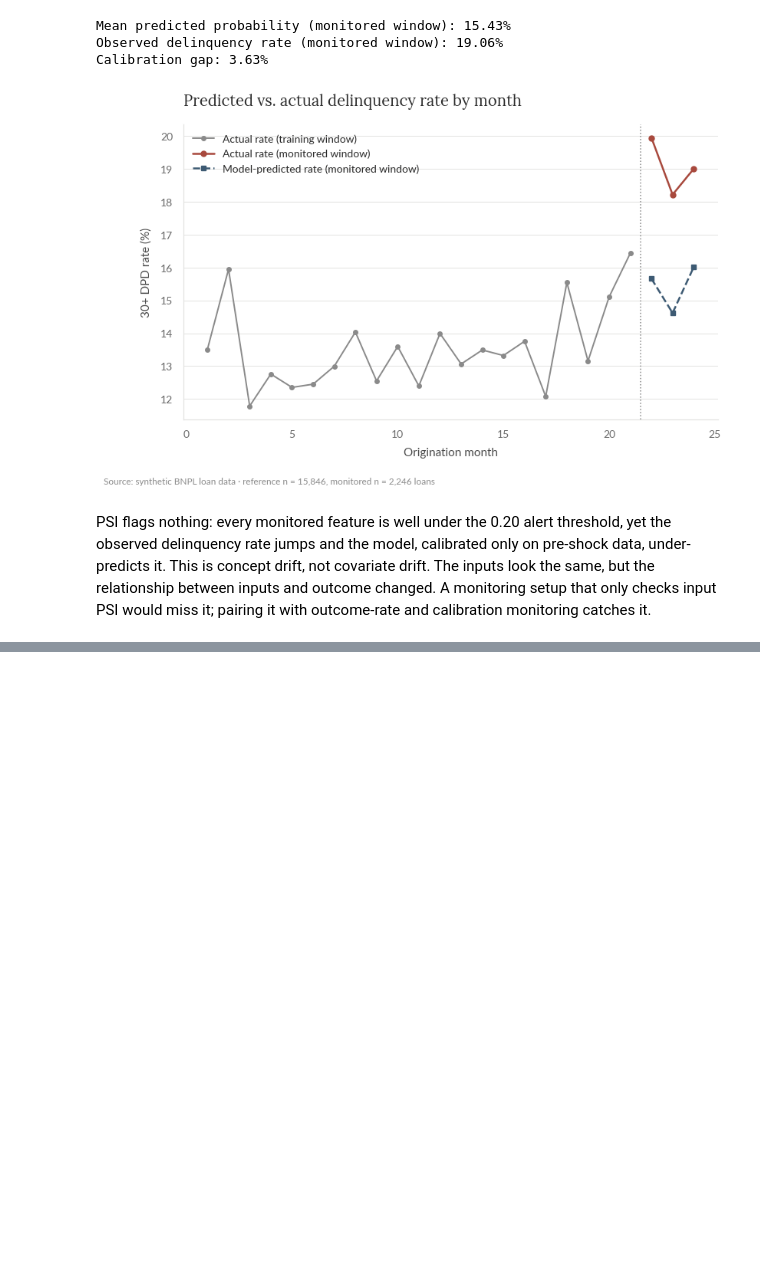
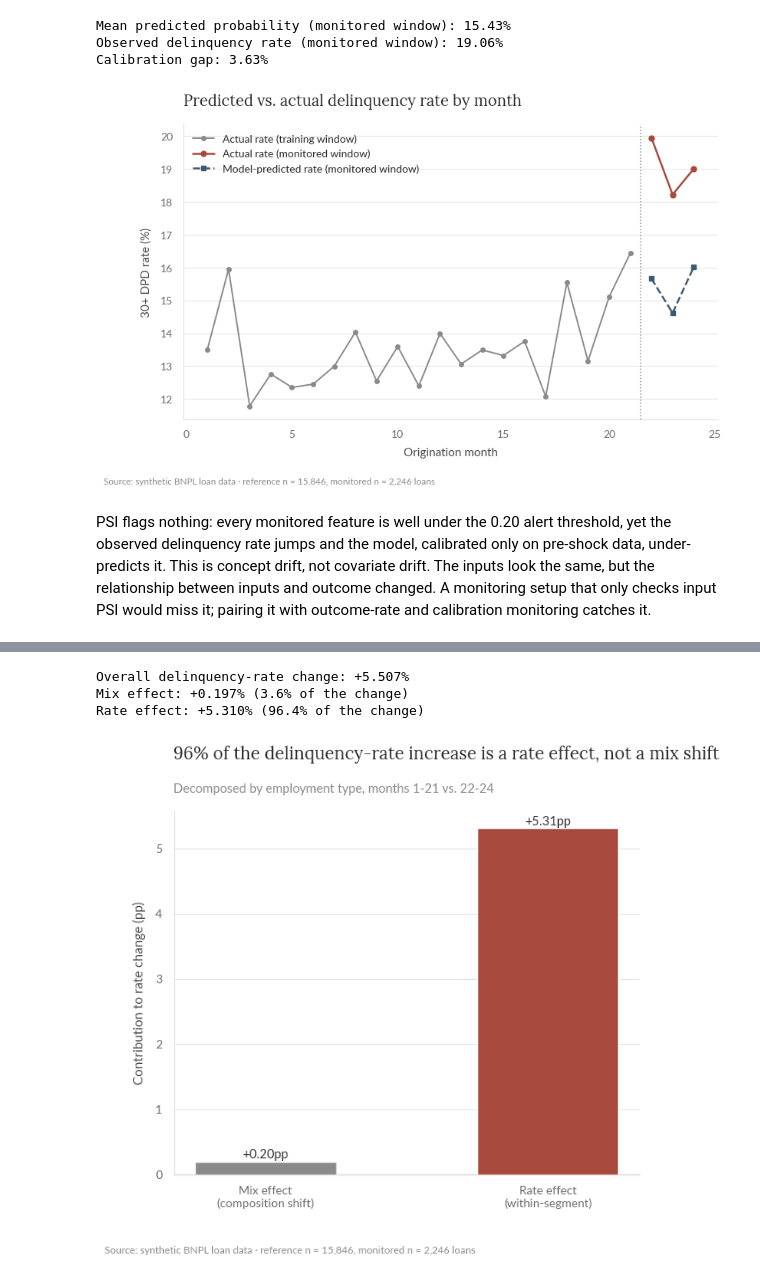
Before and after one commit to gus-morales/work-showcase, a Jupyter notebook: projects/01-delinquency-risk-model/notebooks/01_delinquency_risk_model.ipynb, the cells around one changed output, grey strips where cells are left out. Saved outputs shown, nothing was run; the diff lists cells and outputs as text; code cells hidden in the pictures; blank space fills up the shorter version.

```diff
--- a/projects/01-delinquency-risk-model/notebooks/01_delinquency_risk_model.ipynb
+++ b/projects/01-delinquency-risk-model/notebooks/01_delinquency_risk_model.ipynb
@@ -462,0 +474,44 @@ PSI flags nothing: every monitored feature is well under the 0.20 alert threshol
+# %%
+def decompose_rate_mix_shift(weights_a, rates_a, weights_b, rates_b):
+    segments = sorted(set(weights_a.index) | set(weights_b.index))
+    w_a = weights_a.reindex(segments, fill_value=0.0)
+    w_b = weights_b.reindex(segments, fill_value=0.0)
+    r_a = rates_a.reindex(segments, fill_value=0.0)
+    r_b = rates_b.reindex(segments, fill_value=0.0)
+    mix_effect = (w_b - w_a) * (r_a + r_b) / 2
+    rate_effect = (w_a + w_b) / 2 * (r_b - r_a)
+    total_delta = float((w_b * r_b).sum() - (w_a * r_a).sum())
+    return {"segments": segments, "mix_effect": mix_effect, "rate_effect": rate_effect,
+            "total_delta": total_delta, "mix_total": float(mix_effect.sum()), "rate_total": float(rate_effect.sum())}
+
+def segment_weights_and_rates(frame, col):
+    return frame.groupby(col).size() / len(frame), frame.groupby(col)["delinquent_30dpd"].mean()
+
+SEGMENT = "employment_type"
+w_a, r_a = segment_weights_and_rates(reference, SEGMENT)
+w_b, r_b = segment_weights_and_rates(monitored, SEGMENT)
+result = decompose_rate_mix_shift(w_a, r_a, w_b, r_b)
+mix_share = result["mix_total"] / result["total_delta"]
+rate_share = result["rate_total"] / result["total_delta"]
+
+print(f"Overall delinquency-rate change: {result['total_delta']:+.3%}")
+print(f"Mix effect: {result['mix_total']:+.3%} ({mix_share:.1%} of the change)")
+print(f"Rate effect: {result['rate_total']:+.3%} ({rate_share:.1%} of the change)")
+# %% [output]
+Overall delinquency-rate change: +5.507%
+Mix effect: +0.197% (3.6% of the change)
+Rate effect: +5.310% (96.4% of the change)
+# %%
+fig, ax = plt.subplots(figsize=(7, 5.5))
+bars = ["Mix effect\n(composition shift)", "Rate effect\n(within-segment)"]
+vals = [result["mix_total"] * 100, result["rate_total"] * 100]
+ax.bar(bars, vals, color=[GREY, MUTED_RED], width=0.5, zorder=3)
+ax.axhline(0, color=GREY, linewidth=1)
+for i, v in enumerate(vals):
+    ax.text(i, v + (0.05 if v >= 0 else -0.15), f"{v:+.2f}pp", ha="center", fontsize=10.5, color="#333")
+style_ax(ax, title=f"{rate_share:.0%} of the delinquency-rate increase is a rate effect, not a mix shift",
+         subtitle=f"Decomposed by {SEGMENT.replace('_', ' ')}, months 1-21 vs. 22-24", ylabel="Contribution to rate change (pp)")
+add_footnote(fig, SOURCE_DRIFT)
+plt.show()
+# %% [output]
+[figure, added]
```
Also changed, not shown: parts of 5 cells of this notebook, 5 other files.
